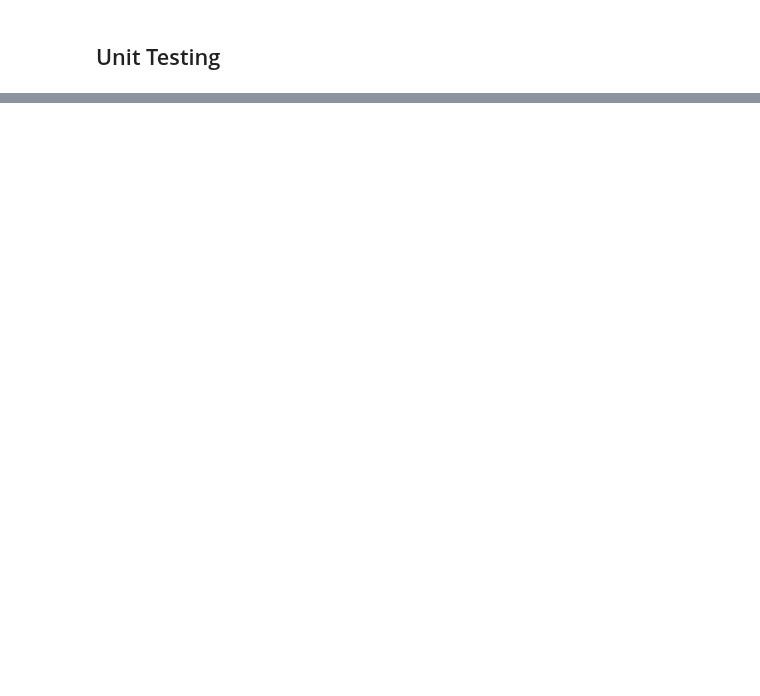
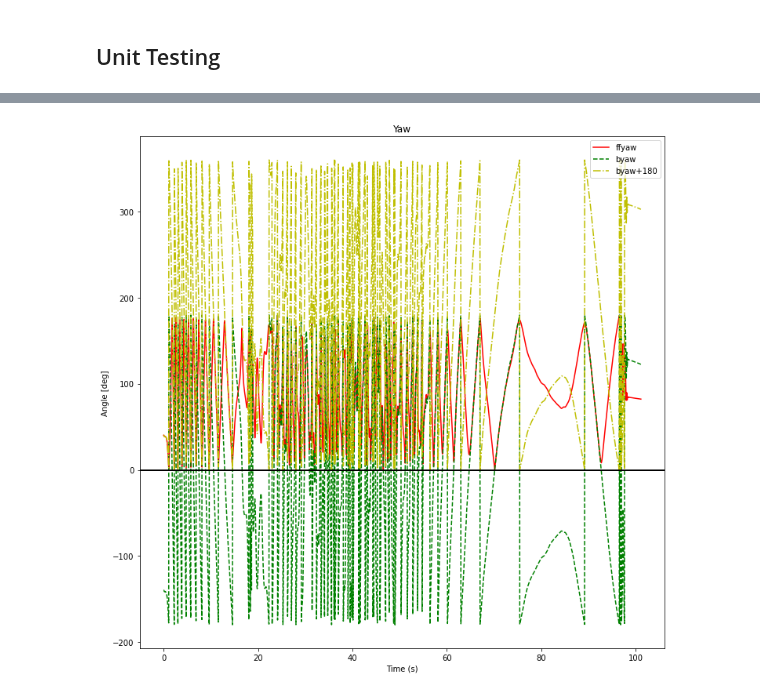
Before and after one commit to VADL-2022/IMU_VV, a Jupyter notebook: 02_SIFT_Derotation/Precession_UNIT_TESTING.ipynb, the cells around one changed output, grey strips where cells are left out. Drawn from its saved outputs; the diff is of its cells as text; code cells hidden in the pictures; blank space fills up the shorter version.

```diff
--- a/02_SIFT_Derotation/Precession_UNIT_TESTING.ipynb
+++ b/02_SIFT_Derotation/Precession_UNIT_TESTING.ipynb
@@ -144,4 +144,4 @@ array([2, 5, 8])
 # %%
 def get_IMU_data(df, row_index):
-    bYPR = np.array([df.iloc[3, row_index], df.iloc[2, row_index], df.iloc[1, row_index]])
+    bYPR = np.array([df.iloc[row_index, 1], df.iloc[row_index, 2], df.iloc[row_index, 3]])
     return bYPR
@@ -152,0 +167,9 @@ po = init_orientation(bYPR)
+# %%
+L = len(tdata)
+bYPR = get_IMU_data(df, 0)
+po = init_orientation(bYPR)
+
+Ls = 93
+
+my_bools = [0] * L#s
+my_pos = [0] * L#s
@@ -153,5 +185,10 @@ po = init_orientation(bYPR)
 # %%
-for i in range(10):
+# To simulate 1 frame per second: range(0, L, 43)
+
+for i, val in enumerate(range(L)):
     # Collect incoming IMU data in real time
-    bYPR = get_IMU_data(df, i)
+    bYPR = get_IMU_data(df, val)
     my_bool, po = judge_image(po, bYPR)
+
+    my_bools[i] = my_bool
+    my_pos[i] = po
@@ -189,0 +214,18 @@ po
+# %%
+ffyaw = [pos[0] for pos in my_pos]
+ffpitch = [pos[1] for pos in my_pos]
+ffroll = [pos[2] for pos in my_pos]
+# %%
+fig1 = plt.figure(1, figsize=(12,12))
+ax = plt.subplot(111)
+l2 = ax.plot(tdata, ffyaw, 'r', label='ffyaw')
+l3 = ax.plot(tdata, yaw, '--g', label='byaw')
+l4 = ax.plot(tdata, yaw+180, '-.y', label='byaw+180')
+l5 = plt.axhline(y=0, color='black', linewidth=2)
+ax.set_title("Yaw")
+ax.set_xlabel('Time (s)')
+ax.set_ylabel("Angle [deg]")
+ax.legend()
+plt.show()
+# %% [output]
+[figure, added]
```
Also changed, not shown: parts of 22 cells of this notebook, 1 other file.
